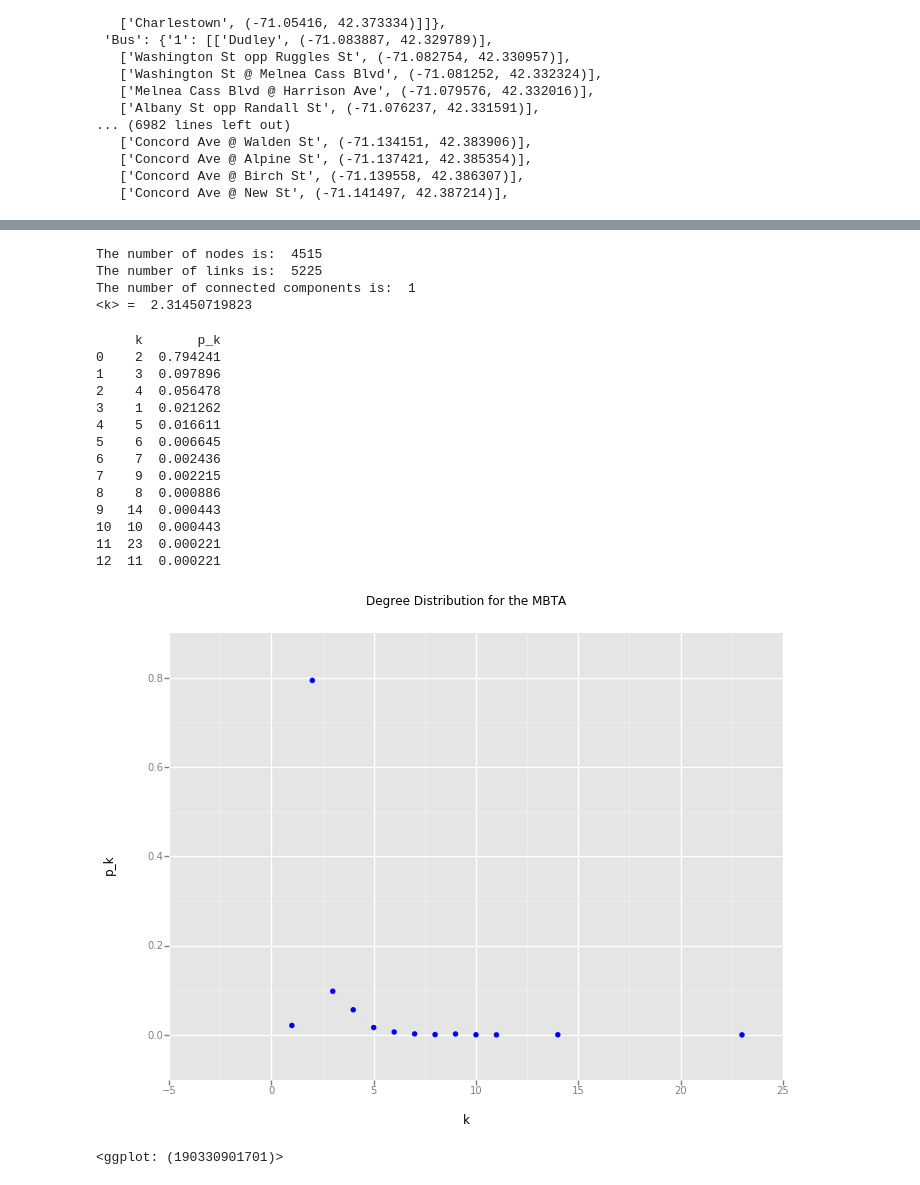
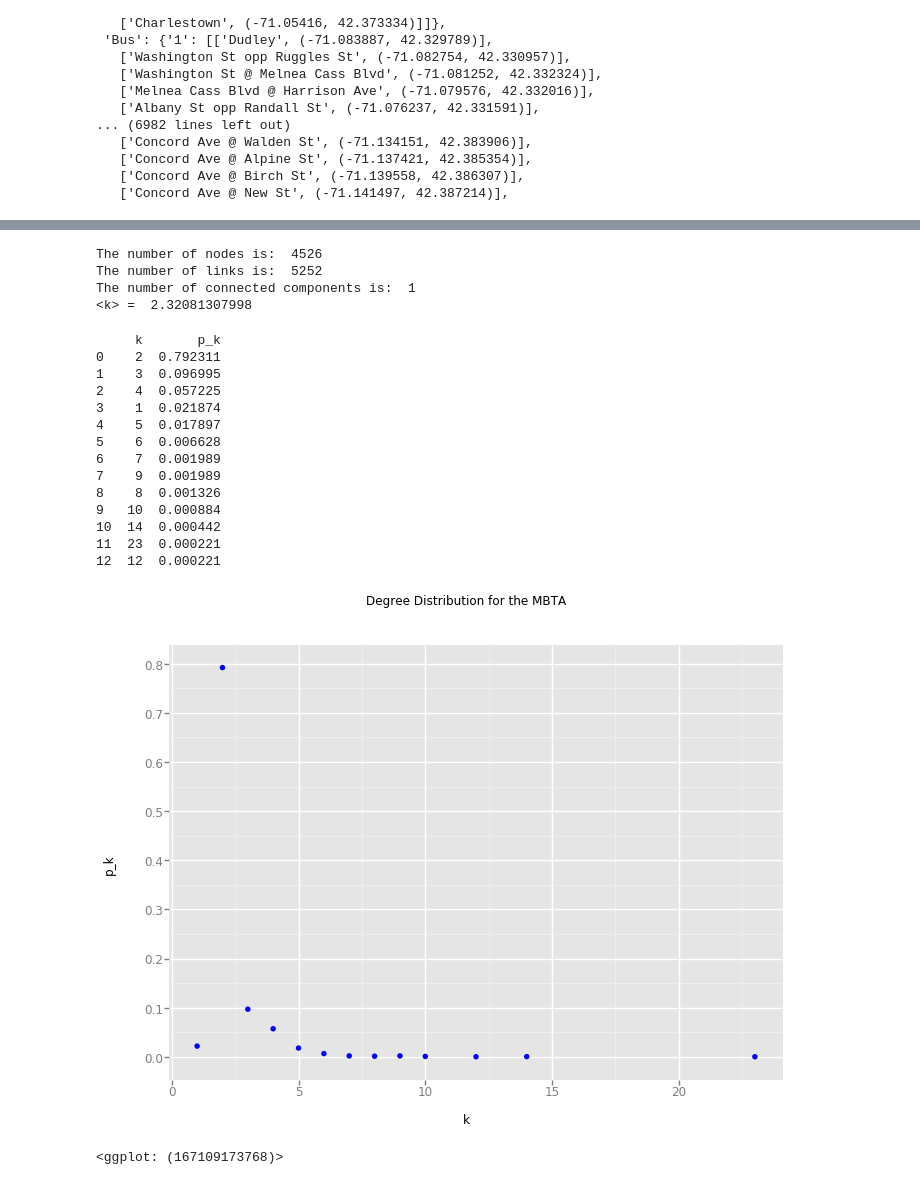
Before and after one commit to itaher1995/MBTA_Network_Analysis, a Jupyter notebook: MBTA_Network_Analysis.ipynb, the cells around one changed output, grey strips where cells are left out. Drawn from its saved outputs; the diff is of its cells as text; code cells hidden in the pictures.

```diff
--- a/MBTA_Network_Analysis.ipynb
+++ b/MBTA_Network_Analysis.ipynb
@@ -18,7 +20,7 @@ import matplotlib.pyplot as plt
 # %%
 url = "http://realtime.mbta.com/developer/api/v2/routes"
 
-querystring = {"api_key":"wX9NwuHnZU2ToO7GmGR9uw","format":"json"}
+querystring = {"api_key":"cgb4DBBwS0GKb7HM4y05bA","format":"json"}
 
 headers = {
     'cache-control': "no-cache",
@@ -43,7 +45,7 @@ routesDic={'Subway':{subkey:[] for subkey in subwayRouteID},'Bus':{buskey:[] for
 for key in routesDic:
     for route in routesDic[key]:
         url = "http://realtime.mbta.com/developer/api/v2/stopsbyroute"
-        querystring = {"api_key":"wX9NwuHnZU2ToO7GmGR9uw","route":route,"format":"json"}
+        querystring = {"api_key":"cgb4DBBwS0GKb7HM4y05bA","route":route,"format":"json"}
         headers = {
             'cache-control': "no-cache",
             'postman-token': "014e80a3-7552-8a15-6796-afa8e81495f3"
@@ -78,20 +80,3 @@ routesDic
    ['Concord Ave @ Alpine St', (-71.137421, 42.385354)],
    ['Concord Ave @ Birch St', (-71.139558, 42.386307)],
    ['Concord Ave @ New St', (-71.141497, 42.387214)],
-# %%
-babyRouteDic={'Subway':{'green':['A','B','P','G'],'red':['P','D']}}
-print(babyRouteDic)
-stops=[babyRouteDic['Subway'][key] for key in babyRouteDic['Subway']]
-stops=np.unique([y for x in stops for y in x])
-adjacencyList={key:[] for key in stops}
-for key in babyRouteDic:
-    for route in babyRouteDic[key]:
-        for i in range(len(babyRouteDic[key][route])):
-            if i==0:
-                adjacencyList[babyRouteDic[key][route][i]].append(babyRouteDic[key][route][i+1])
-            elif i>0 and i<(len(babyRouteDic[key][route])-2):
-                adjacencyList[babyRouteDic[key][route][i]].append(babyRouteDic[key][route][i-1])
-                adjacencyList[babyRouteDic[key][route][i]].append(babyRouteDic[key][route][i+1])
-            else:
-                adjacencyList[babyRouteDic[key][route][i]].append(babyRouteDic[key][route][i-1])
-adjacencyList
@@ -235,32 +217,32 @@ def euclidean_distance(u,v):
 # %%
 G=nx.MultiGraph()
 for stop in subwayStopLoc:
-    G.add_node(stop,{'Subway':True,'loc':subwayStopLoc[stop]})
+    G.add_node(stop,Subway=True,loc=subwayStopLoc[stop])
 for stop in subwayAdjacencyList:
     for i in range(len(subwayAdjacencyList[stop])):
-        if G.has_edge(stop,subwayAdjacencyList[stop][i][0]) and 'Subway' in G.edge[stop][subwayAdjacencyList[stop][i][0]][0]:
+        if G.has_edge(stop,subwayAdjacencyList[stop][i][0]) and 'Subway' in G[stop][subwayAdjacencyList[stop][i][0]][0]:
             continue
         else:
-            G.add_edge(stop,subwayAdjacencyList[stop][i][0],Subway=True,Distance=euclidean_distance(subwayStopLoc[stop],subwayAdjacencyList[stop][i][1]))
+            G.add_edge(stop,subwayAdjacencyList[stop][i][0],Subway=True,Distance=great_circle(subwayStopLoc[stop],subwayAdjacencyList[stop][i][1]).miles)
 for stop in busStopLoc:
     if stop in G:
         G.node[stop]['Bus']=True
     else:
-        G.add_node(stop,{'Bus':True,'loc':busStopLoc[stop]})
+        G.add_node(stop,Bus=True,loc=busStopLoc[stop])
 for stop in busAdjacencyList:
     for i in range(len(busAdjacencyList[stop])):
-        if G.has_edge(stop,busAdjacencyList[stop][i][0]) and 'Bus' in G.edge[stop][busAdjacencyList[stop][i][0]][0]:
+        if G.has_edge(stop,busAdjacencyList[stop][i][0]) and 'Bus' in G[stop][busAdjacencyList[stop][i][0]][0]:
             continue
         else:
-            G.add_edge(stop,busAdjacencyList[stop][i][0],Bus=True,Distance=euclidean_distance(busStopLoc[stop],busAdjacencyList[stop][i][1]))
+            G.add_edge(stop,busAdjacencyList[stop][i][0],Bus=True,Distance=great_circle(busStopLoc[stop],busAdjacencyList[stop][i][1]).miles)
 for stop in crStopLoc:
     if stop in G:
-        G.node[stop]['Commuter Rail']=True
+        G.node[stop]['Commuter_Rail']=True
     else:
-        G.add_node(stop,{'Commuter Rail':True,'loc':crStopLoc[stop]})
+        G.add_node(stop,Commuter_Rail=True,loc=crStopLoc[stop])
 for stop in crAdjacencyList:
         for i in range(len(crAdjacencyList[stop])):
-            if G.has_edge(stop,crAdjacencyList[stop][i][0]) and 'Commuter_Rail' in G.edge[stop][crAdjacencyList[stop][i][0]][0]:
+            if G.has_edge(stop,crAdjacencyList[stop][i][0]) and 'Commuter_Rail' in G[stop][crAdjacencyList[stop][i][0]][0]:
                 continue
             else:
-                G.add_edge(stop,crAdjacencyList[stop][i][0],Commuter_Rail=True,Distance=euclidean_distance(crStopLoc[stop],crAdjacencyList[stop][i][1]))
+                G.add_edge(stop,crAdjacencyList[stop][i][0],Commuter_Rail=True,Distance=great_circle(crStopLoc[stop],crAdjacencyList[stop][i][1]).miles)
@@ -268,32 +253,32 @@ for stop in crAdjacencyList:
 print('The number of nodes is: ',len(G.nodes()))
 print('The number of links is: ',len(G.edges()))
 print('The number of connected components is: ',len(list(nx.connected_components(G))))
-print('<k> = ',np.mean(list(G.degree().values())))
+print('<k> = ',np.mean(list(dict(G.degree()).values())))
 # %% [output]
-The number of nodes is:  4515
-The number of links is:  5225
+The number of nodes is:  4526
+The number of links is:  5252
 The number of connected components is:  1
-<k> =  2.31450719823
+<k> =  2.32081307998
 # %%
-degDist=pd.DataFrame(pd.Series(list(G.degree().values())).value_counts()).reset_index().rename(columns = {'index':'k',0:'p_k'})
+degDist=pd.DataFrame(pd.Series(list(dict(G.degree()).values())).value_counts()).reset_index().rename(columns = {'index':'k',0:'p_k'})
 degDist.p_k=degDist.p_k/degDist.p_k.sum()
 p=ggplot.ggplot(ggplot.aes(x='k',y='p_k'),data=degDist)
 print(degDist)
 p + ggplot.geom_point(size=30,color='blue') + ggplot.ggtitle('Degree Distribution for the MBTA')
 # %% [output]
      k       p_k
-0    2  0.794241
-1    3  0.097896
-2    4  0.056478
-3    1  0.021262
-4    5  0.016611
-5    6  0.006645
-6    7  0.002436
-7    9  0.002215
-8    8  0.000886
-9   14  0.000443
-10  10  0.000443
+0    2  0.792311
+1    3  0.096995
+2    4  0.057225
+3    1  0.021874
+4    5  0.017897
+5    6  0.006628
+6    7  0.001989
+7    9  0.001989
+8    8  0.001326
+9   10  0.000884
+10  14  0.000442
 11  23  0.000221
-12  11  0.000221
+12  12  0.000221
-[figure, old version]
+[figure, new version]
-<ggplot: (190330901701)>
+<ggplot: (167109173768)>
```
Also changed, not shown: parts of 16 cells of this notebook.
